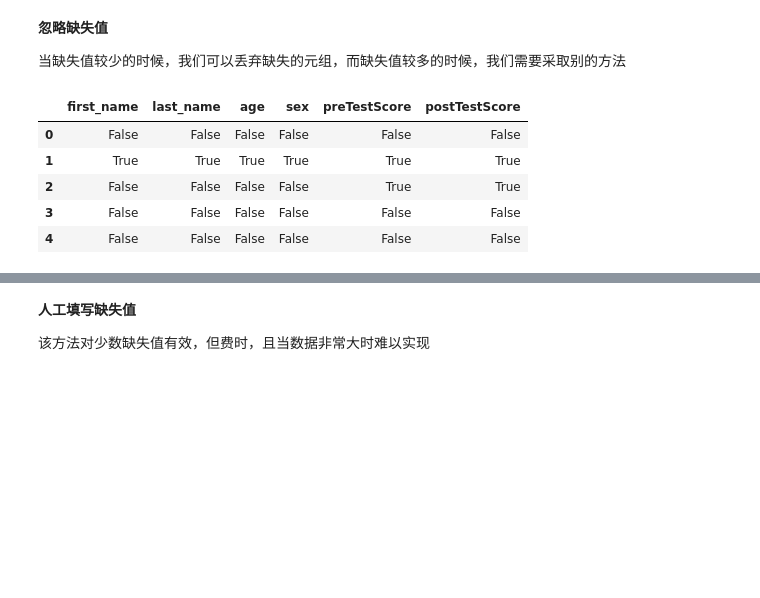
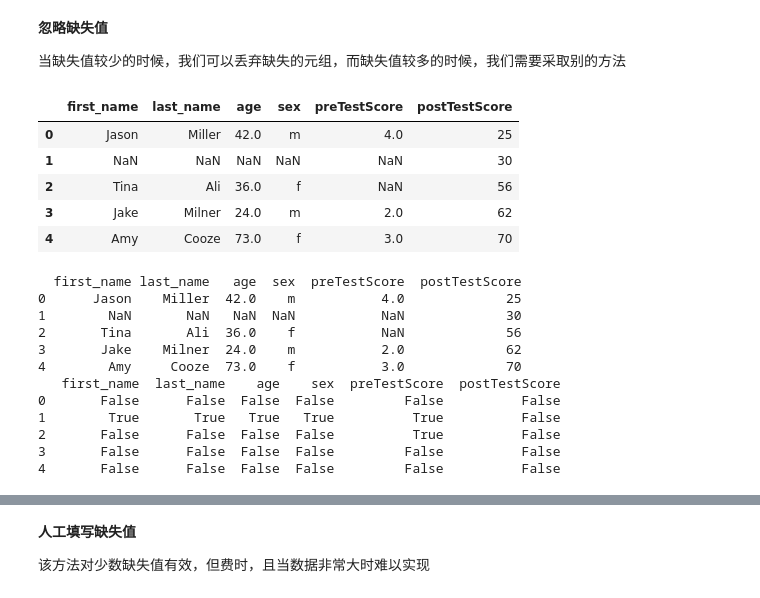
Before and after one commit to xyt556/Big_Data_Test, a Jupyter notebook: Data_preprocess/数据预处理.ipynb, the cells around one changed output, grey strips where cells are left out. Cells and saved outputs as stored; diff of their text form; code cells hidden in the pictures; blank space fills up the shorter version.

```diff
--- a/Data_preprocess/数据预处理.ipynb
+++ b/Data_preprocess/数据预处理.ipynb
@@ -203,16 +185,41 @@ plt.show()
 **忽略缺失值**
 
 当缺失值较少的时候，我们可以丢弃缺失的元组，⽽缺失值较多的时候，我们需要采取别的⽅法
+# %%
+import numpy as np
+import pandas as pd
+raw_data = {'first_name': ['Jason', np.nan, 'Tina', 'Jake', 'Amy'],
+'last_name': ['Miller', np.nan, 'Ali', 'Milner', 'Cooze'],
+'age': [42, np.nan, 36, 24, 73],
+'sex': ['m', np.nan, 'f', 'm', 'f'],
+'preTestScore': [4, np.nan, np.nan, 2, 3],
+'postTestScore': [25, 30, 56, 62, 70]}
+df = pd.DataFrame(raw_data)
+df
+# %% [output]
+|  | first_name | last_name | age | sex | preTestScore | postTestScore |
+| 0 | Jason | Miller | 42.0 | m | 4.0 | 25 |
+| 1 | NaN | NaN | NaN | NaN | NaN | 30 |
+| 2 | Tina | Ali | 36.0 | f | NaN | 56 |
+| 3 | Jake | Milner | 24.0 | m | 2.0 | 62 |
+| 4 | Amy | Cooze | 73.0 | f | 3.0 | 70 |
 # %%
 ## 判断缺失值
-df.isnull()
+print(df)
+print(df.isnull())
 # %% [output]
-|  | first_name | last_name | age | sex | preTestScore | postTestScore |
-| 0 | False | False | False | False | False | False |
-| 1 | True | True | True | True | True | True |
-| 2 | False | False | False | False | True | True |
-| 3 | False | False | False | False | False | False |
-| 4 | False | False | False | False | False | False |
+  first_name last_name   age  sex  preTestScore  postTestScore
+0      Jason    Miller  42.0    m           4.0             25
+1        NaN       NaN   NaN  NaN           NaN             30
+2       Tina       Ali  36.0    f           NaN             56
+3       Jake    Milner  24.0    m           2.0             62
+4        Amy     Cooze  73.0    f           3.0             70
+   first_name  last_name    age    sex  preTestScore  postTestScore
+0       False      False  False  False         False          False
+1        True       True   True   True          True          False
+2       False      False  False  False          True          False
+3       False      False  False  False         False          False
+4       False      False  False  False         False          False
 # %%
 ## 删除缺失值所在的元组（⾏）
 df.dropna(axis=0)
```
Also changed, not shown: parts of 24 cells of this notebook, 6 other files.
